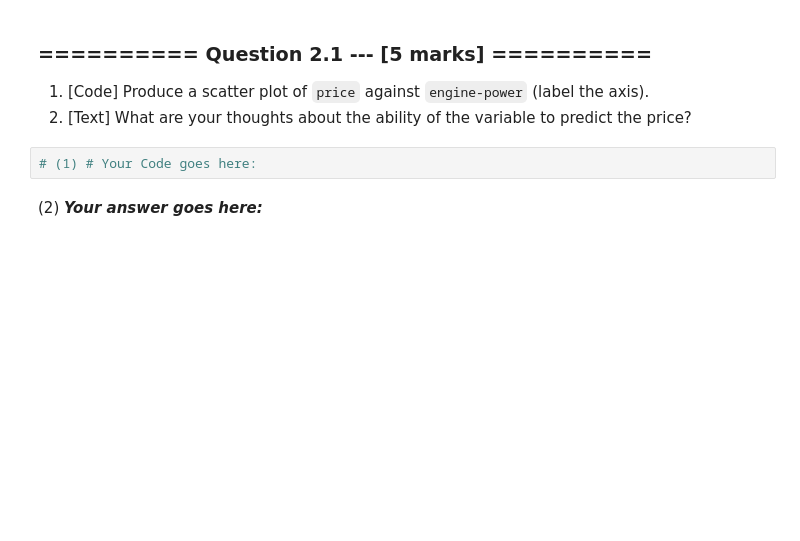
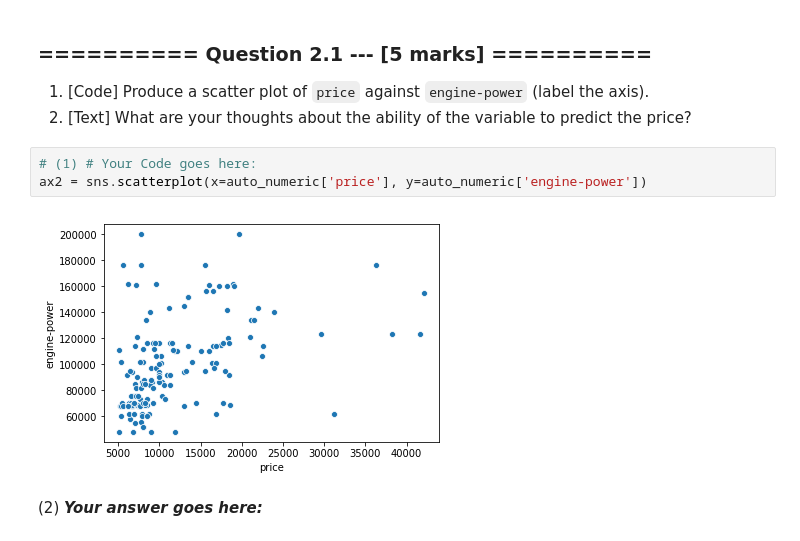
Before and after one commit to ishanparikh/IAML2018, a Jupyter notebook: Assignments/02_LinearRegression.ipynb, the cells around one changed output. Drawn from its saved outputs; the diff is of its cells as text; blank space fills up the shorter version.

```diff
--- a/Assignments/02_LinearRegression.ipynb
+++ b/Assignments/02_LinearRegression.ipynb
@@ -163,6 +207,9 @@ When applying machine learning in practice it can be prudent to start out simple
 1. [Text] What are your thoughts about the ability of the variable to predict the price?
 # %%
 # (1) # Your Code goes here:
+ax2 = sns.scatterplot(x=auto_numeric['price'], y=auto_numeric['engine-power'])
+# %% [output]
+[figure, added]
 # %% [markdown]
 (2) ***Your answer goes here:***
 # %% [markdown]
```
Also changed, not shown: parts of 12 cells of this notebook, 2 other files.
